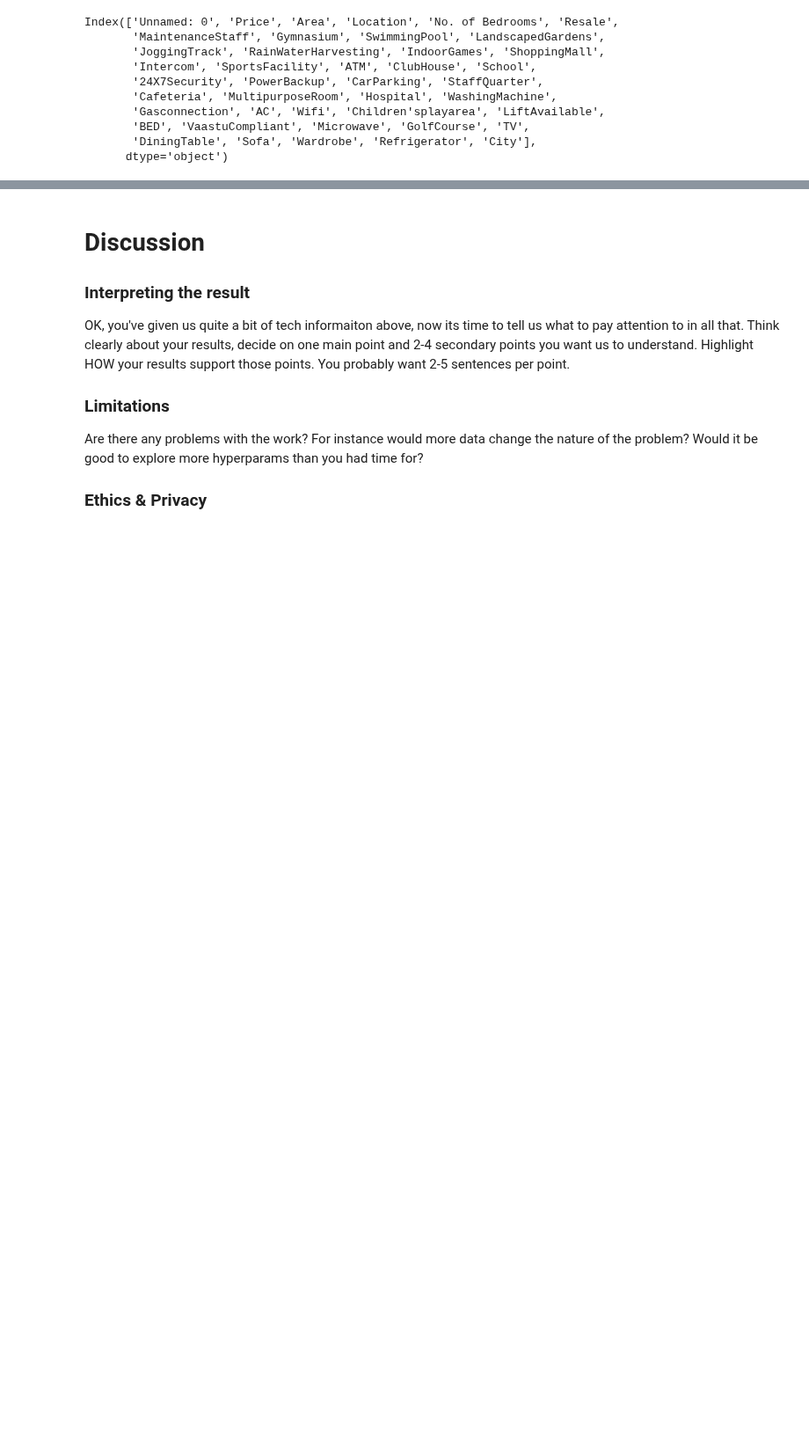
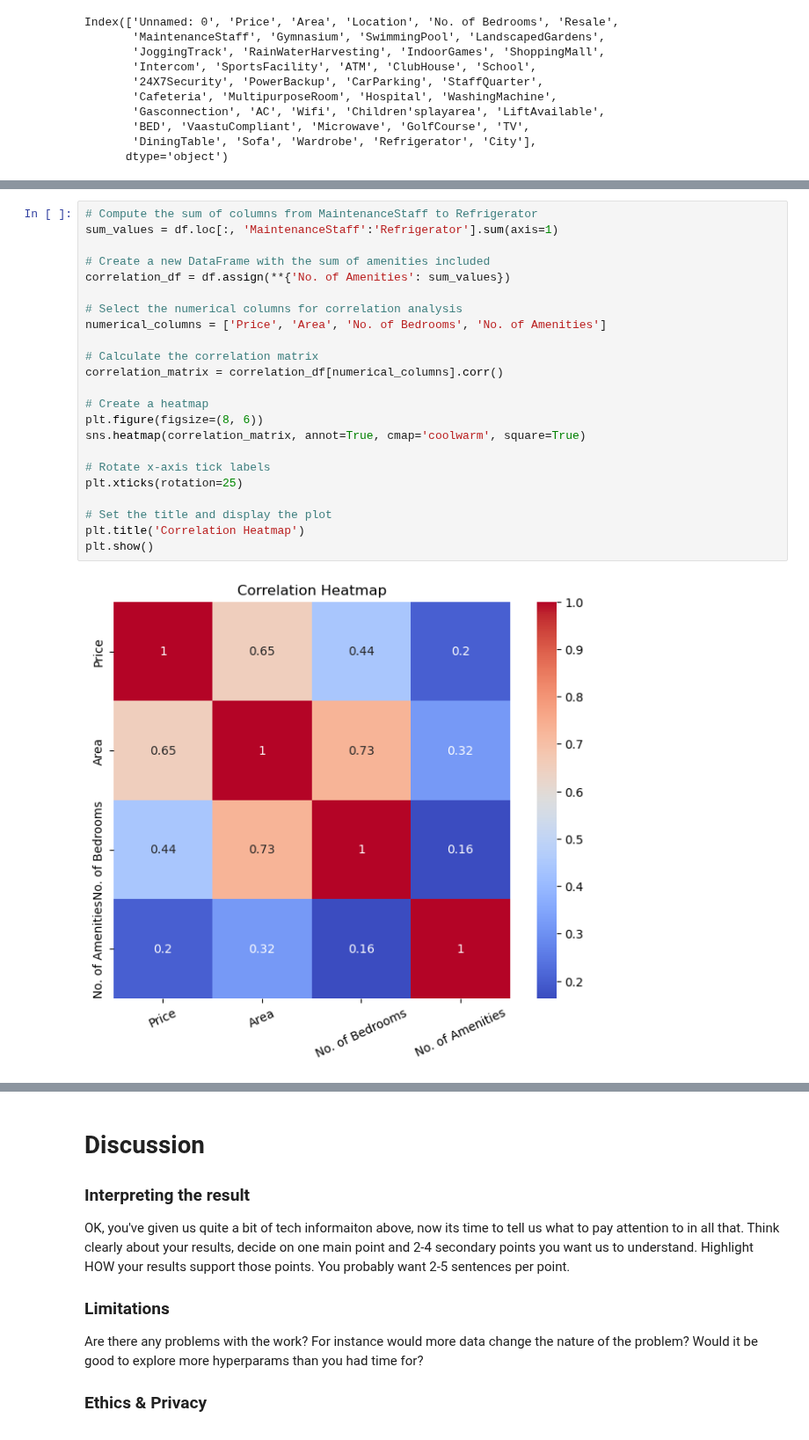
Before and after one commit to COGS118A/Group013-SP23, a Jupyter notebook: FinalProject_Group013-SP23.ipynb, the cells around one changed output, grey strips where cells are left out. Shown at 88% size. Saved outputs shown, nothing was run; the diff lists cells and outputs as text; blank space fills up the shorter version.

```diff
--- a/FinalProject_Group013-SP23.ipynb
+++ b/FinalProject_Group013-SP23.ipynb
@@ -148,0 +225,25 @@ Maybe you do model selection again, but using a different kind of metric than be
+# %%
+# Compute the sum of columns from MaintenanceStaff to Refrigerator
+sum_values = df.loc[:, 'MaintenanceStaff':'Refrigerator'].sum(axis=1)
+
+# Create a new DataFrame with the sum of amenities included
+correlation_df = df.assign(**{'No. of Amenities': sum_values})
+
+# Select the numerical columns for correlation analysis
+numerical_columns = ['Price', 'Area', 'No. of Bedrooms', 'No. of Amenities']
+
+# Calculate the correlation matrix
+correlation_matrix = correlation_df[numerical_columns].corr()
+
+# Create a heatmap
+plt.figure(figsize=(8, 6))
+sns.heatmap(correlation_matrix, annot=True, cmap='coolwarm', square=True)
+
+# Rotate x-axis tick labels
+plt.xticks(rotation=25)
+
+# Set the title and display the plot
+plt.title('Correlation Heatmap')
+plt.show()
+# %% [output]
+[figure, added]
```
Also changed, not shown: parts of 35 cells of this notebook.
